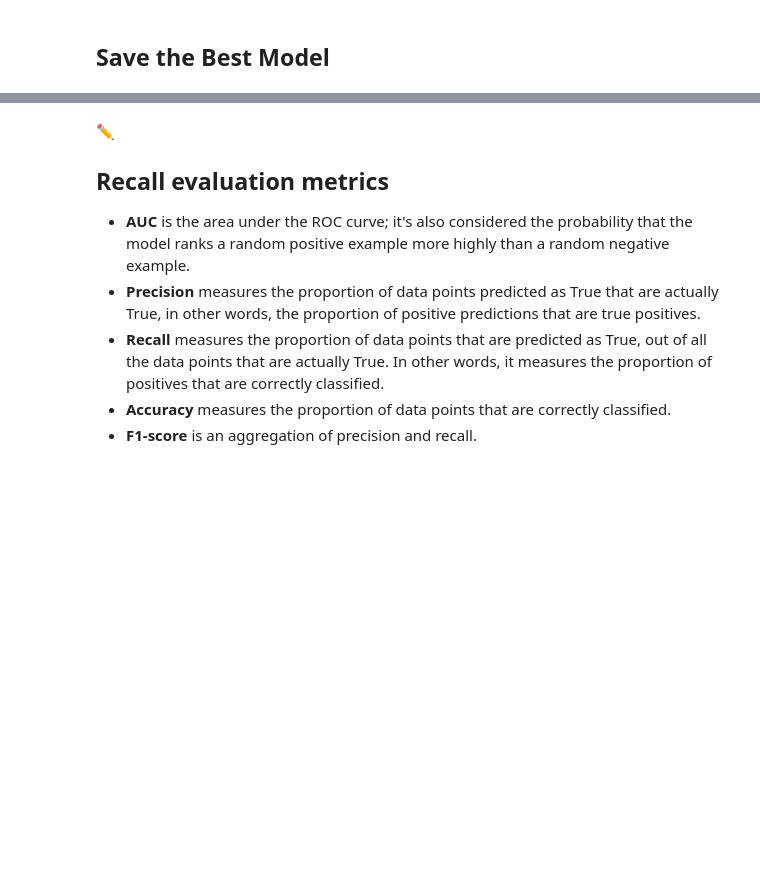
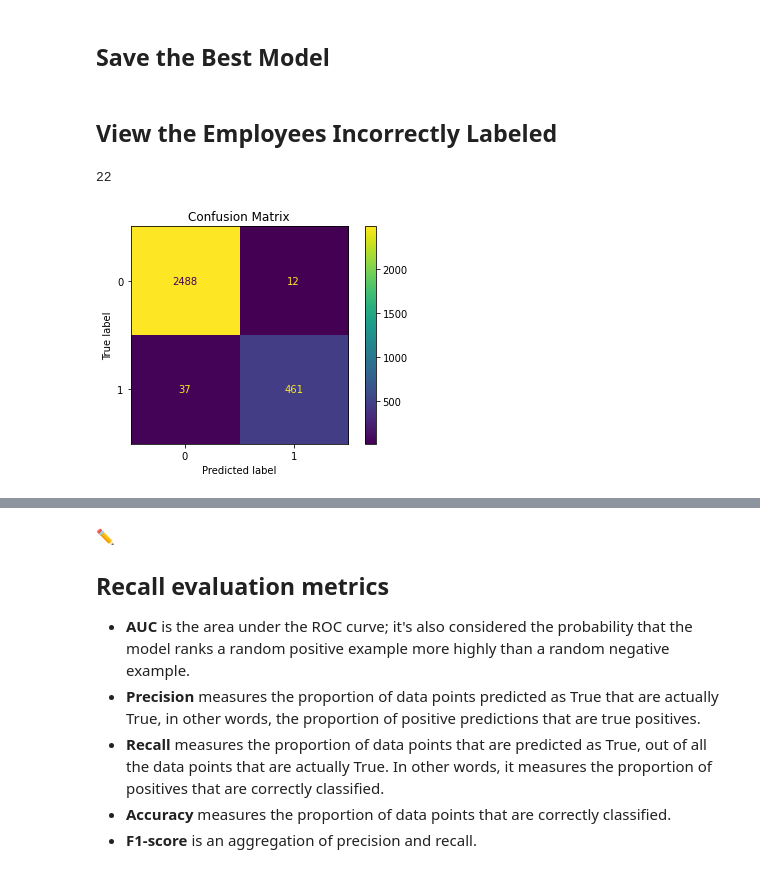
Before and after one commit to dagartga/Salifort_Motors_Employee_Retention_Project, a Jupyter notebook: Salifort_Motors_Employee_Retention_Project.ipynb, the cells around one changed output, grey strips where cells are left out. Drawn from its saved outputs; the diff is of its cells as text; code cells hidden in the pictures; blank space fills up the shorter version.

```diff
--- a/Salifort_Motors_Employee_Retention_Project.ipynb
+++ b/Salifort_Motors_Employee_Retention_Project.ipynb
@@ -936,3 +936,10 @@ model_results = pd.concat([model_results, pd.DataFrame([{'model':'XGBoost Defaul
 # split the training and testing data
 X_train, X_test, y_train, y_test = train_test_split(X, y, test_size=0.25, random_state=42, stratify=y)
 X_tr, X_val, y_tr, y_val = train_test_split(X_train, y_train, test_size=0.25, random_state=42, stratify=y_train)
+
+# save the test sets for the final model
+final_X_test = X_test.copy()
+final_y_test = y_test.copy()
+
+# view the shapes of the data
+X_train.shape, X_test.shape
@@ -1513,0 +1523,21 @@ pickle.dump(xgb_best, open('xgb_model.pkl', 'wb'))
+# %% [markdown]
+## View the Employees Incorrectly Labeled
+# %%
+best_model.n_features_in_
+# %% [output]
+22
+# %%
+# load the model
+best_model = pickle.load(open('best_model.pkl', 'rb'))
+
+# predict on the test data
+y_preds = best_model.predict(final_X_test)
+
+# view the confusion matrix
+cm = confusion_matrix(final_y_test, y_preds)
+disp = ConfusionMatrixDisplay(confusion_matrix=cm, display_labels=best_model.classes_)
+disp.plot()
+plt.title('Confusion Matrix')
+plt.show()
+# %% [output]
+[figure, added]
```
Also changed, not shown: parts of 39 cells of this notebook, 1 other file.
